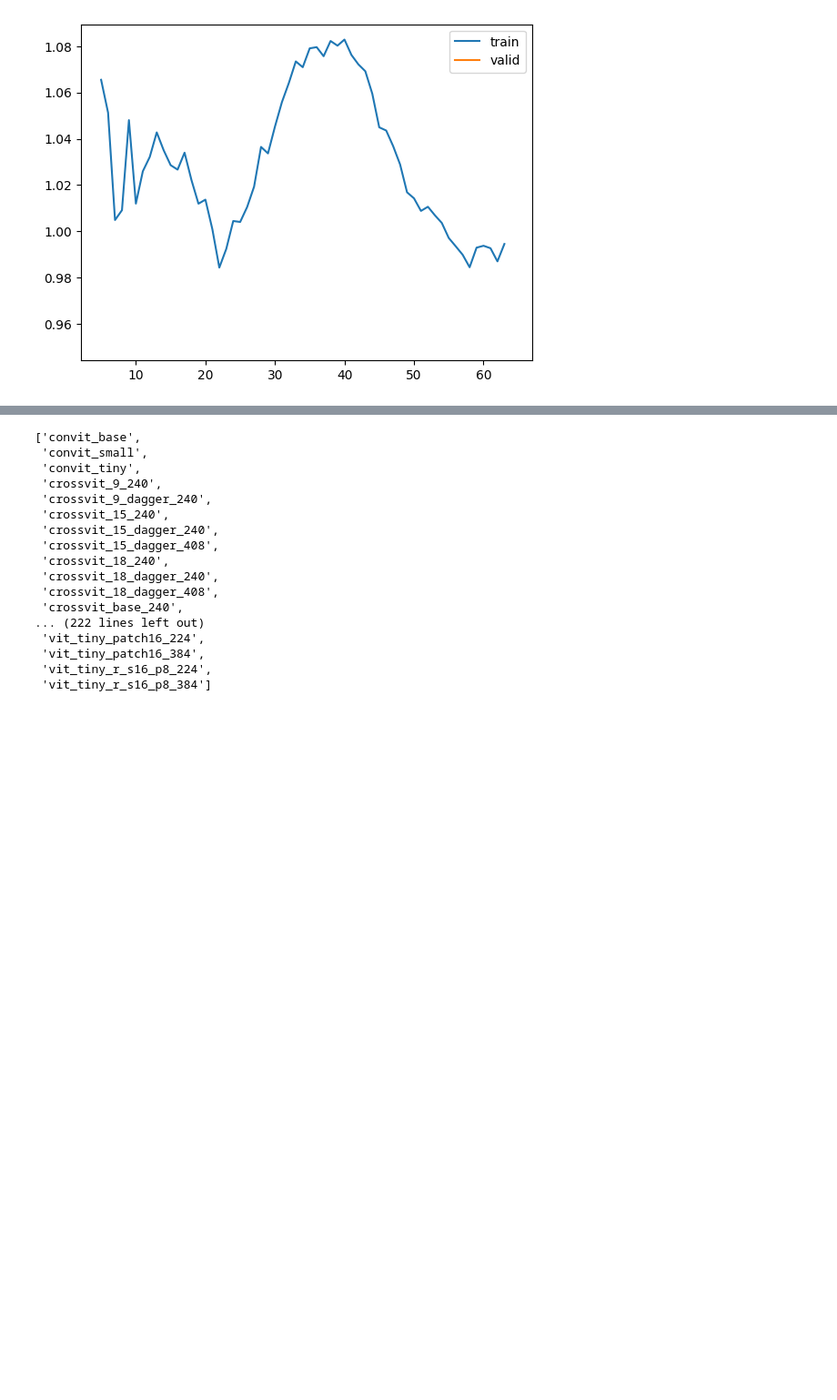
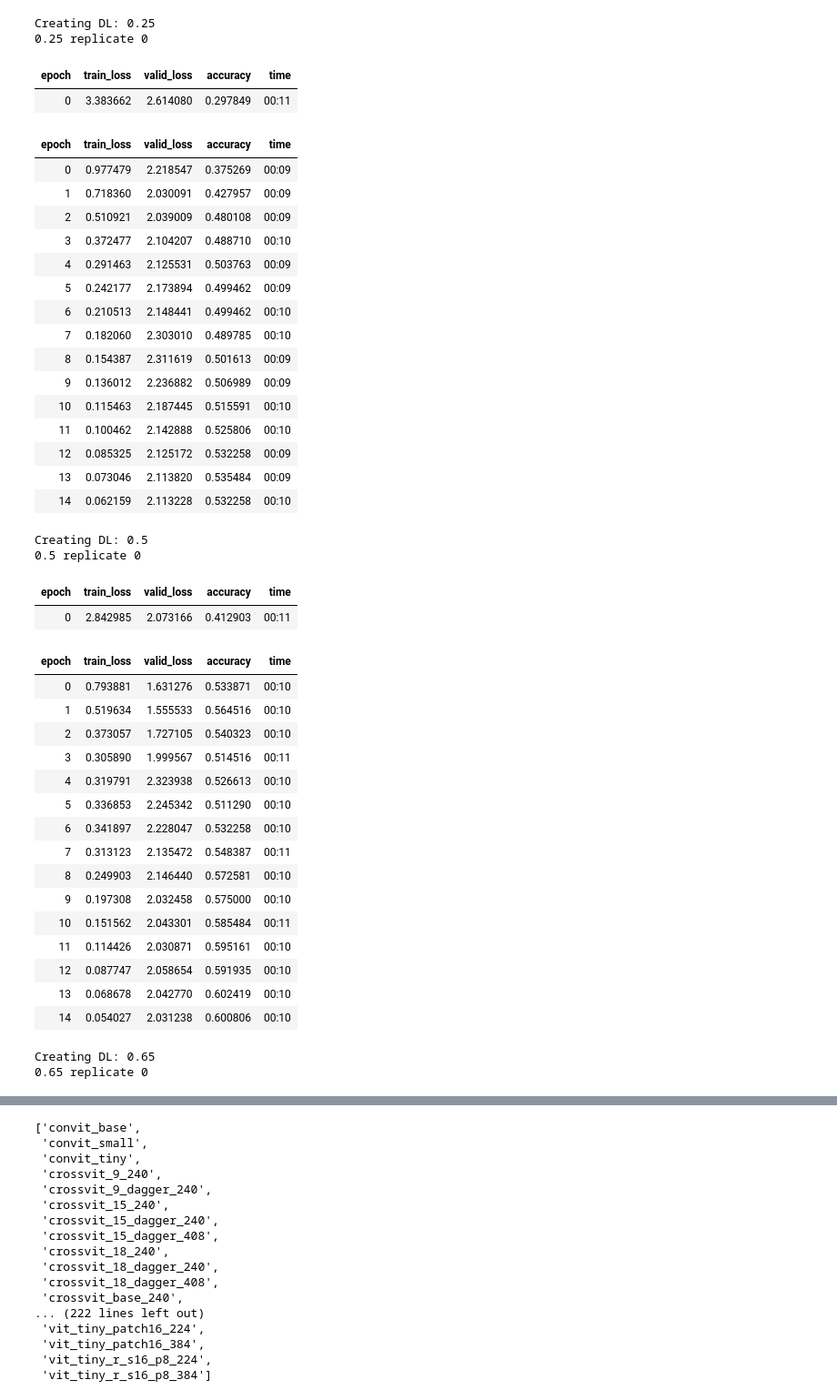
Before and after one commit to Dalton-Gray/plant-inspector, a Jupyter notebook: experiments.ipynb, the cells around one changed output, grey strips where cells are left out. Shown at 91% size. Drawn from its saved outputs; the diff is of its cells as text; code cells hidden in the pictures; blank space fills up the shorter version.

```diff
--- a/experiments.ipynb
+++ b/experiments.ipynb
@@ -30,4 +11,0 @@ learn3 = learn.load(f'{model_architecture}/{dataset}_{epochs}_epochs')
-# %%
-learn3.recorder.plot_loss()
-# %% [output]
-[figure, removed]
@@ -72,0 +29,45 @@ polynomial = dataset_forecast(mean_table)
+# %%
+mean_table = iteratively_train_on_dataset_fractions()
+# %% [output]
+Creating DL: 0.25
+0.25 replicate 0
+| epoch | train_loss | valid_loss | accuracy | time |
+| 0 | 3.383662 | 2.614080 | 0.297849 | 00:11 |
+| epoch | train_loss | valid_loss | accuracy | time |
+| 0 | 0.977479 | 2.218547 | 0.375269 | 00:09 |
+| 1 | 0.718360 | 2.030091 | 0.427957 | 00:09 |
+| 2 | 0.510921 | 2.039009 | 0.480108 | 00:09 |
+| 3 | 0.372477 | 2.104207 | 0.488710 | 00:10 |
+| 4 | 0.291463 | 2.125531 | 0.503763 | 00:09 |
+| 5 | 0.242177 | 2.173894 | 0.499462 | 00:09 |
+| 6 | 0.210513 | 2.148441 | 0.499462 | 00:10 |
+| 7 | 0.182060 | 2.303010 | 0.489785 | 00:10 |
+| 8 | 0.154387 | 2.311619 | 0.501613 | 00:09 |
+| 9 | 0.136012 | 2.236882 | 0.506989 | 00:09 |
+| 10 | 0.115463 | 2.187445 | 0.515591 | 00:10 |
+| 11 | 0.100462 | 2.142888 | 0.525806 | 00:10 |
+| 12 | 0.085325 | 2.125172 | 0.532258 | 00:09 |
+| 13 | 0.073046 | 2.113820 | 0.535484 | 00:09 |
+| 14 | 0.062159 | 2.113228 | 0.532258 | 00:10 |
+Creating DL: 0.5
+0.5 replicate 0
+| epoch | train_loss | valid_loss | accuracy | time |
+| 0 | 2.842985 | 2.073166 | 0.412903 | 00:11 |
+| epoch | train_loss | valid_loss | accuracy | time |
+| 0 | 0.793881 | 1.631276 | 0.533871 | 00:10 |
+| 1 | 0.519634 | 1.555533 | 0.564516 | 00:10 |
+| 2 | 0.373057 | 1.727105 | 0.540323 | 00:10 |
+| 3 | 0.305890 | 1.999567 | 0.514516 | 00:11 |
+| 4 | 0.319791 | 2.323938 | 0.526613 | 00:10 |
+| 5 | 0.336853 | 2.245342 | 0.511290 | 00:10 |
+| 6 | 0.341897 | 2.228047 | 0.532258 | 00:10 |
+| 7 | 0.313123 | 2.135472 | 0.548387 | 00:11 |
+| 8 | 0.249903 | 2.146440 | 0.572581 | 00:10 |
+| 9 | 0.197308 | 2.032458 | 0.575000 | 00:10 |
+| 10 | 0.151562 | 2.043301 | 0.585484 | 00:11 |
+| 11 | 0.114426 | 2.030871 | 0.595161 | 00:10 |
+| 12 | 0.087747 | 2.058654 | 0.591935 | 00:10 |
+| 13 | 0.068678 | 2.042770 | 0.602419 | 00:10 |
+| 14 | 0.054027 | 2.031238 | 0.600806 | 00:10 |
+Creating DL: 0.65
+0.65 replicate 0
```
Also changed, not shown: parts of 12 cells of this notebook.
